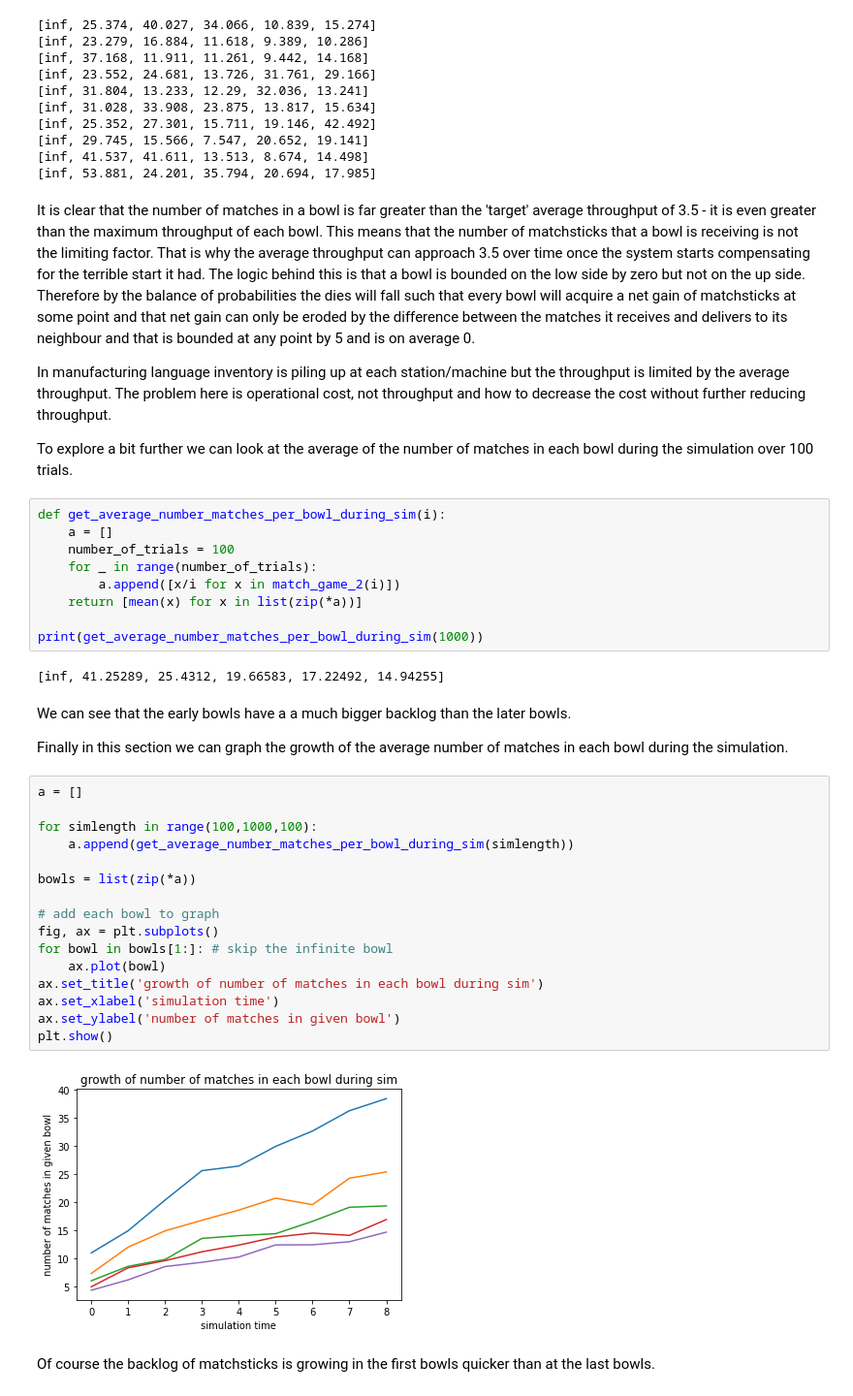
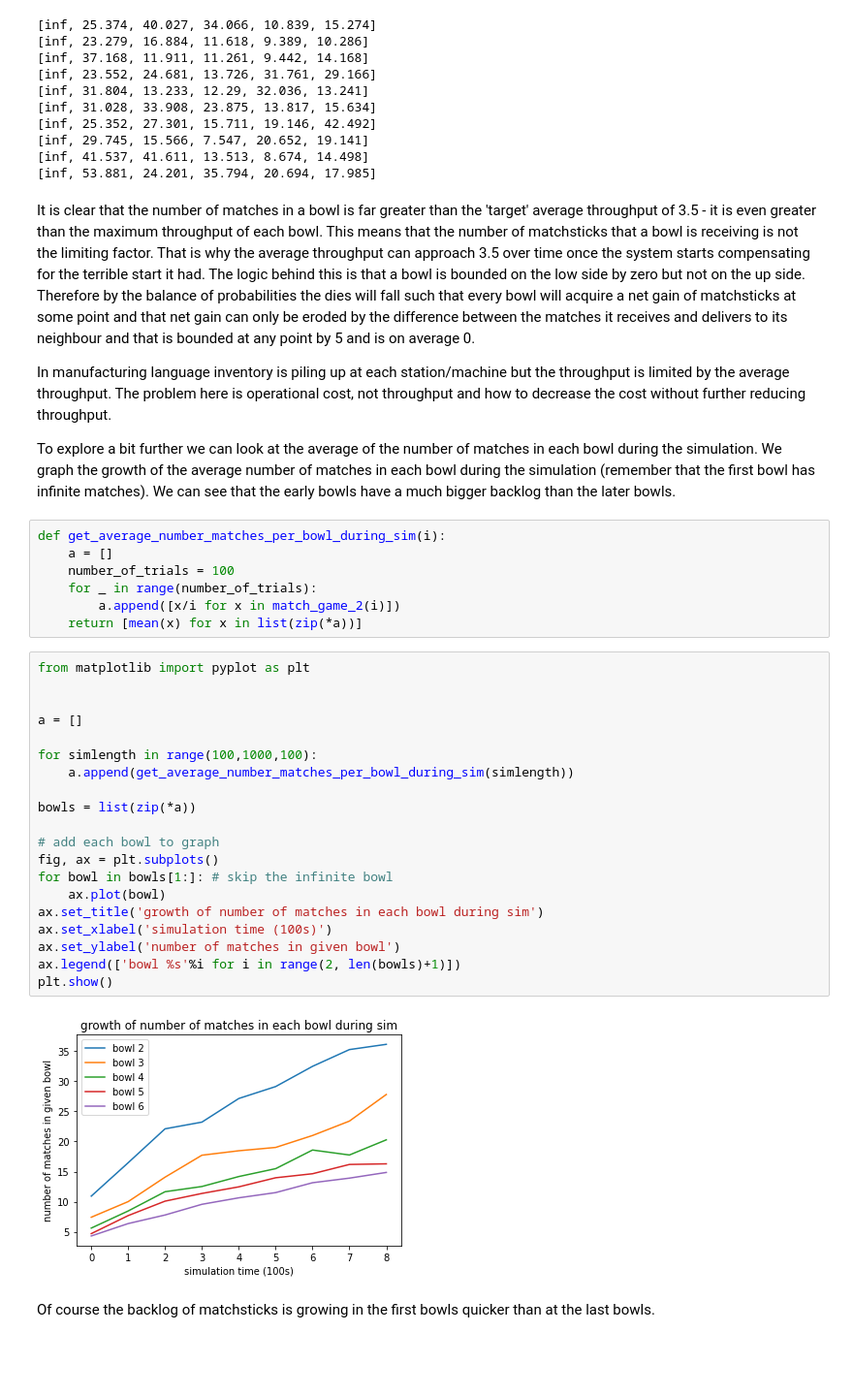
Before and after one commit to hugoleeney/jupyter_notebooks, a Jupyter notebook: The Goal - Eli Goldratt/Matchstick Bowl Game.ipynb, the cells around one changed output. Shown at 97% size. Saved outputs shown, nothing was run; the diff lists cells and outputs as text; blank space fills up the shorter version.

Commit message:
prep matchstick bowl game for blog

```diff
--- a/The Goal - Eli Goldratt/Matchstick Bowl Game.ipynb
+++ b/The Goal - Eli Goldratt/Matchstick Bowl Game.ipynb
@@ -215,7 +213,7 @@ It is clear that the number of matches in a bowl is far greater than the 'target
 
 In manufacturing language inventory is piling up at each station/machine but the throughput is limited by the average throughput. The problem here is operational cost, not throughput and how to decrease the cost without further reducing throughput.
 
-To explore a bit further we can look at the average of the number of matches in each bowl during the simulation over 100 trials.
+To explore a bit further we can look at the average of the number of matches in each bowl during the simulation. We graph the growth of the average number of matches in each bowl during the simulation (remember that the first bowl has infinite matches). We can see that the early bowls have a much bigger backlog than the later bowls.
 # %%
 def get_average_number_matches_per_bowl_during_sim(i):
     a = []
@@ -223,32 +221,28 @@ def get_average_number_matches_per_bowl_during_sim(i):
     for _ in range(number_of_trials):
         a.append([x/i for x in match_game_2(i)])
     return [mean(x) for x in list(zip(*a))]
-
-print(get_average_number_matches_per_bowl_during_sim(1000))
-# %% [output]
-[inf, 41.25289, 25.4312, 19.66583, 17.22492, 14.94255]
-# %% [markdown]
-We can see that the early bowls have a a much bigger backlog than the later bowls.
-
-Finally in this section we can graph the growth of the average number of matches in each bowl during the simulation.
 # %%
+from matplotlib import pyplot as plt
+
+
 a = []
 
 for simlength in range(100,1000,100):
     a.append(get_average_number_matches_per_bowl_during_sim(simlength))
 
 bowls = list(zip(*a))
 
 # add each bowl to graph
 fig, ax = plt.subplots()
 for bowl in bowls[1:]: # skip the infinite bowl
     ax.plot(bowl)
 ax.set_title('growth of number of matches in each bowl during sim')
-ax.set_xlabel('simulation time')
+ax.set_xlabel('simulation time (100s)')
 ax.set_ylabel('number of matches in given bowl')
+ax.legend(['bowl %s'%i for i in range(2, len(bowls)+1)])
 plt.show()
 # %% [output]
-[figure, old version]
+[figure, new version]
 # %% [markdown]
 Of course the backlog of matchsticks is growing in the first bowls quicker than at the last bowls.
 # %% [markdown]
```
Also changed, not shown: parts of 12 cells of this notebook.
